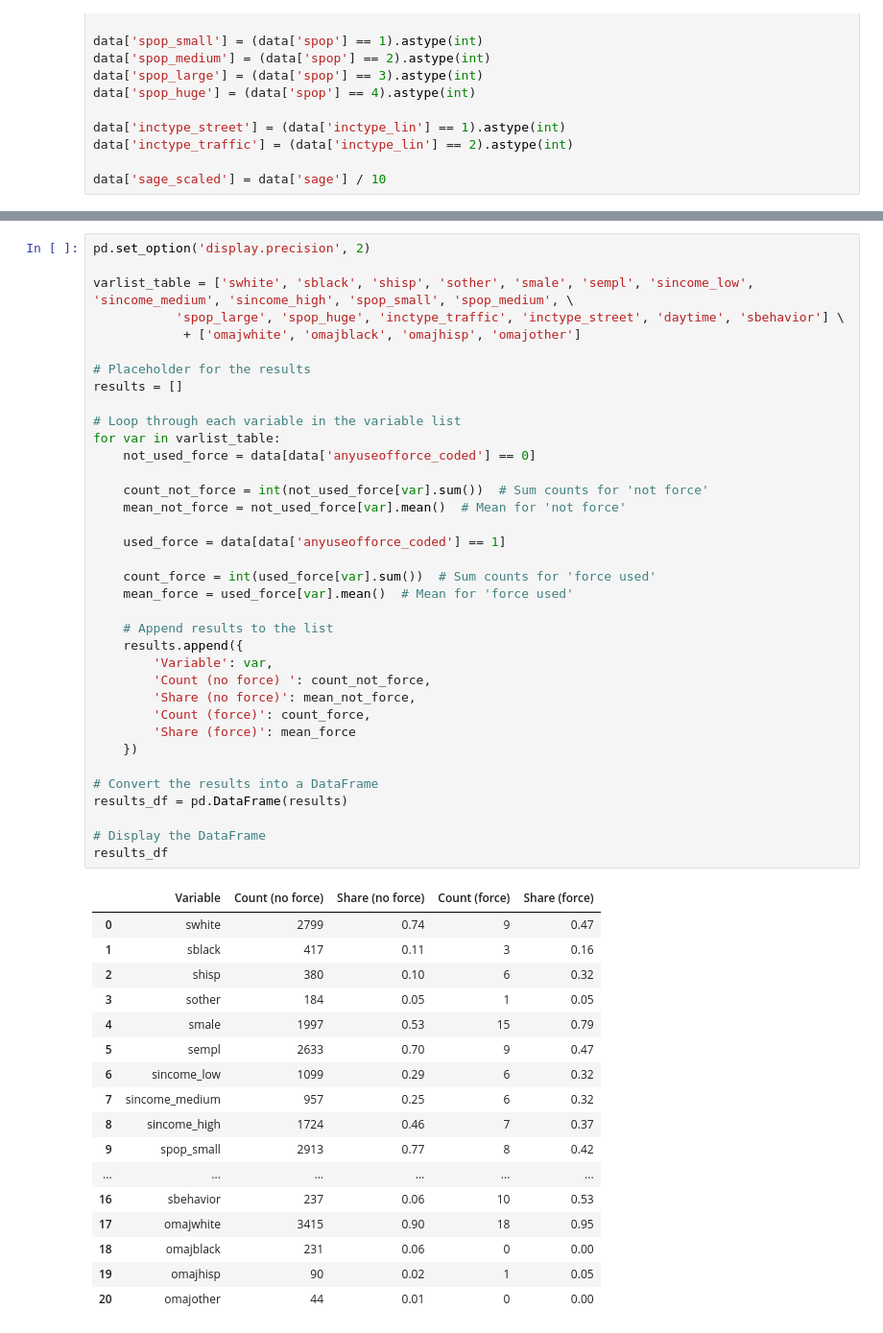
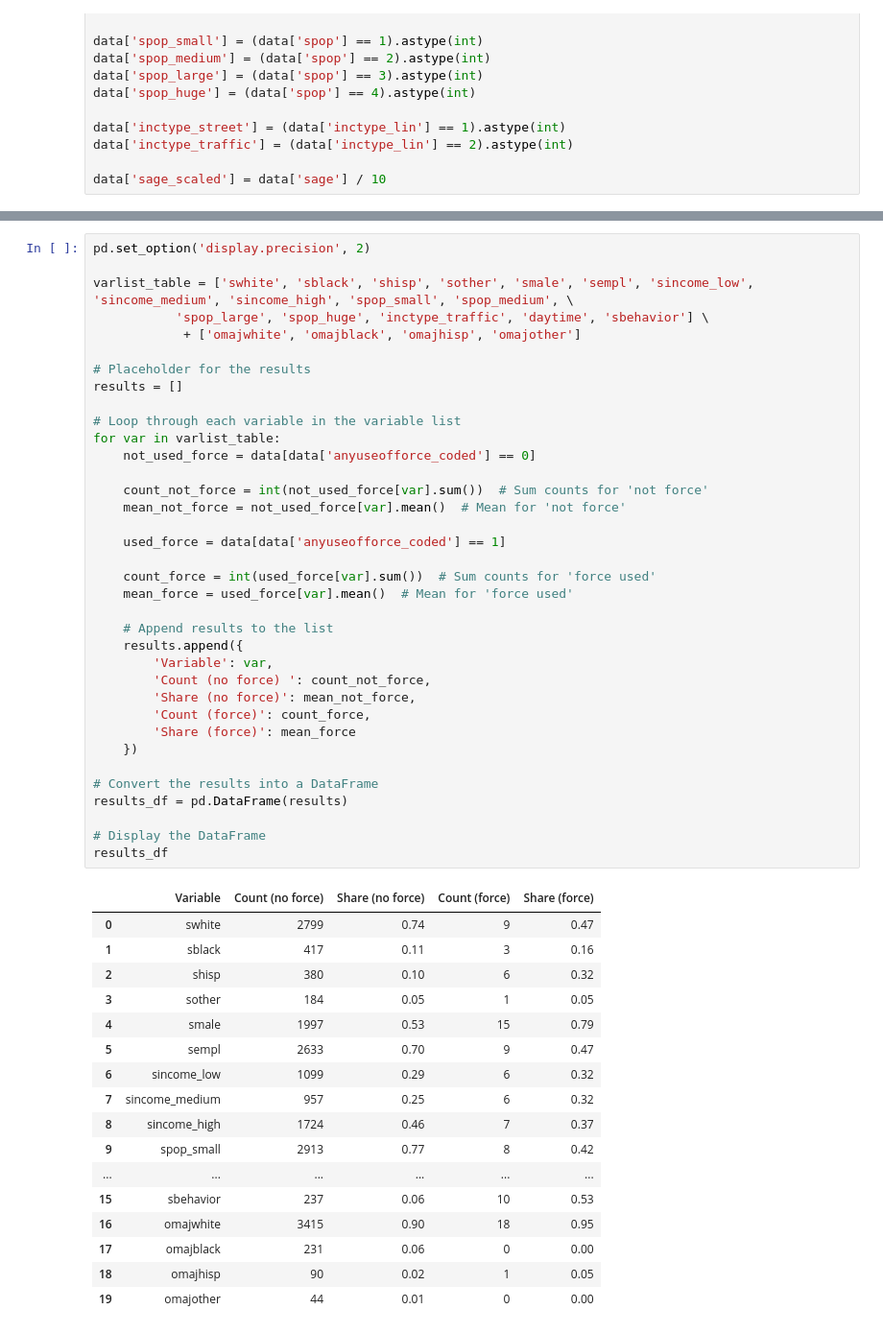
Before and after one commit to jhvander/Uni, a Jupyter notebook: 11. Sem/AME/Projects/Project_3/Project3.ipynb, the cells around one changed output, grey strips where cells are left out. Shown: that part at 96% size. Cells and saved outputs as stored; diff of their text form.

```diff
--- a/11. Sem/AME/Projects/Project_3/Project3.ipynb
+++ b/11. Sem/AME/Projects/Project_3/Project3.ipynb
@@ -69,7 +69,7 @@ x_c = np.hstack([x_c, np.ones((N, 1))])  # Add constant term
 pd.set_option('display.precision', 2)
 
 varlist_table = ['swhite', 'sblack', 'shisp', 'sother', 'smale', 'sempl', 'sincome_low', 'sincome_medium', 'sincome_high', 'spop_small', 'spop_medium', \
-           'spop_large', 'spop_huge', 'inctype_traffic', 'inctype_street', 'daytime', 'sbehavior'] \
+           'spop_large', 'spop_huge', 'inctype_traffic', 'daytime', 'sbehavior'] \
             + ['omajwhite', 'omajblack', 'omajhisp', 'omajother']
 
 # Placeholder for the results
@@ -87,38 +87,38 @@ for var in varlist_table:
     count_force = int(used_force[var].sum())  # Sum counts for 'force used'
     mean_force = used_force[var].mean()  # Mean for 'force used'
 
     # Append results to the list
     results.append({
         'Variable': var,
         'Count (no force) ': count_not_force,
         'Share (no force)': mean_not_force,
         'Count (force)': count_force,
         'Share (force)': mean_force
     })
 
 # Convert the results into a DataFrame
 results_df = pd.DataFrame(results)
 
 # Display the DataFrame
 results_df
 # %% [output]
 |  | Variable | Count (no force) | Share (no force) | Count (force) | Share (force) |
 | 0 | swhite | 2799 | 0.74 | 9 | 0.47 |
 | 1 | sblack | 417 | 0.11 | 3 | 0.16 |
 | 2 | shisp | 380 | 0.10 | 6 | 0.32 |
 | 3 | sother | 184 | 0.05 | 1 | 0.05 |
 | 4 | smale | 1997 | 0.53 | 15 | 0.79 |
 | 5 | sempl | 2633 | 0.70 | 9 | 0.47 |
 | 6 | sincome_low | 1099 | 0.29 | 6 | 0.32 |
 | 7 | sincome_medium | 957 | 0.25 | 6 | 0.32 |
 | 8 | sincome_high | 1724 | 0.46 | 7 | 0.37 |
 | 9 | spop_small | 2913 | 0.77 | 8 | 0.42 |
 | ... | ... | ... | ... | ... | ... |
-| 16 | sbehavior | 237 | 0.06 | 10 | 0.53 |
-| 17 | omajwhite | 3415 | 0.90 | 18 | 0.95 |
-| 18 | omajblack | 231 | 0.06 | 0 | 0.00 |
-| 19 | omajhisp | 90 | 0.02 | 1 | 0.05 |
-| 20 | omajother | 44 | 0.01 | 0 | 0.00 |
+| 15 | sbehavior | 237 | 0.06 | 10 | 0.53 |
+| 16 | omajwhite | 3415 | 0.90 | 18 | 0.95 |
+| 17 | omajblack | 231 | 0.06 | 0 | 0.00 |
+| 18 | omajhisp | 90 | 0.02 | 1 | 0.05 |
+| 19 | omajother | 44 | 0.01 | 0 | 0.00 |
 # %%
 latex_table = results_df.to_latex(
     index=False,  # Do not include the DataFrame index in the LaTeX table
```
Also changed, not shown: parts of 8 cells of this notebook, 4 other files.
